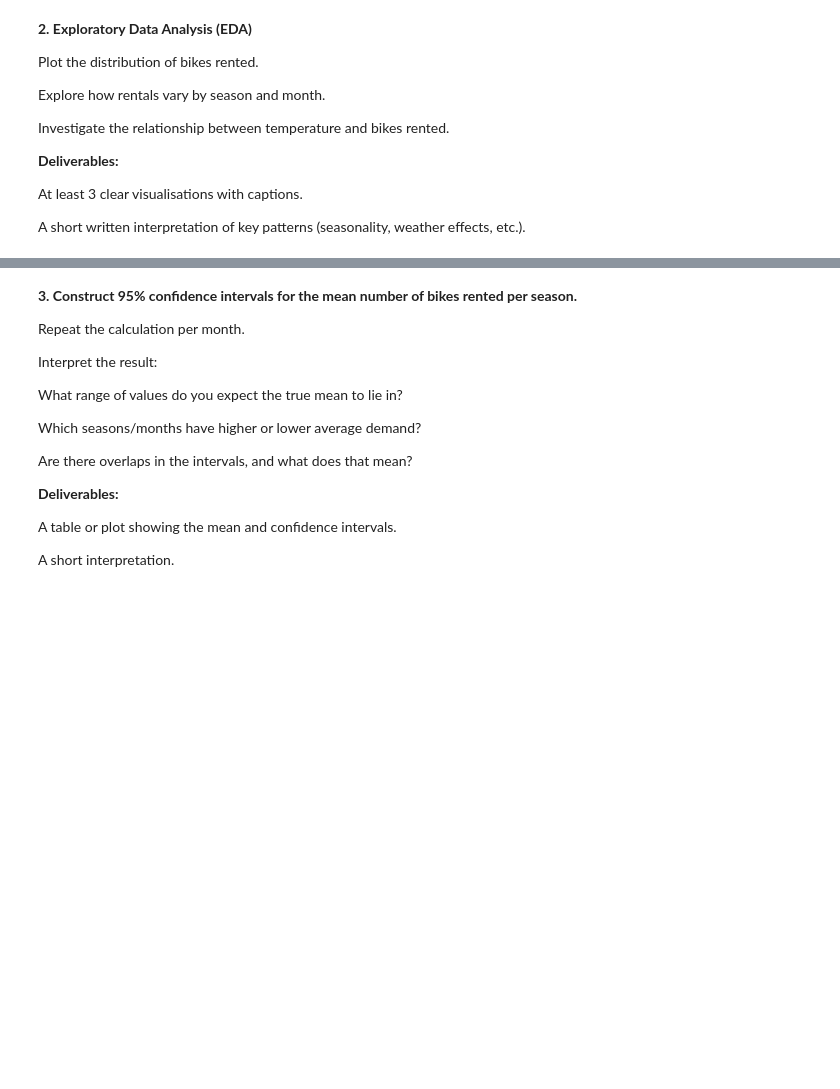
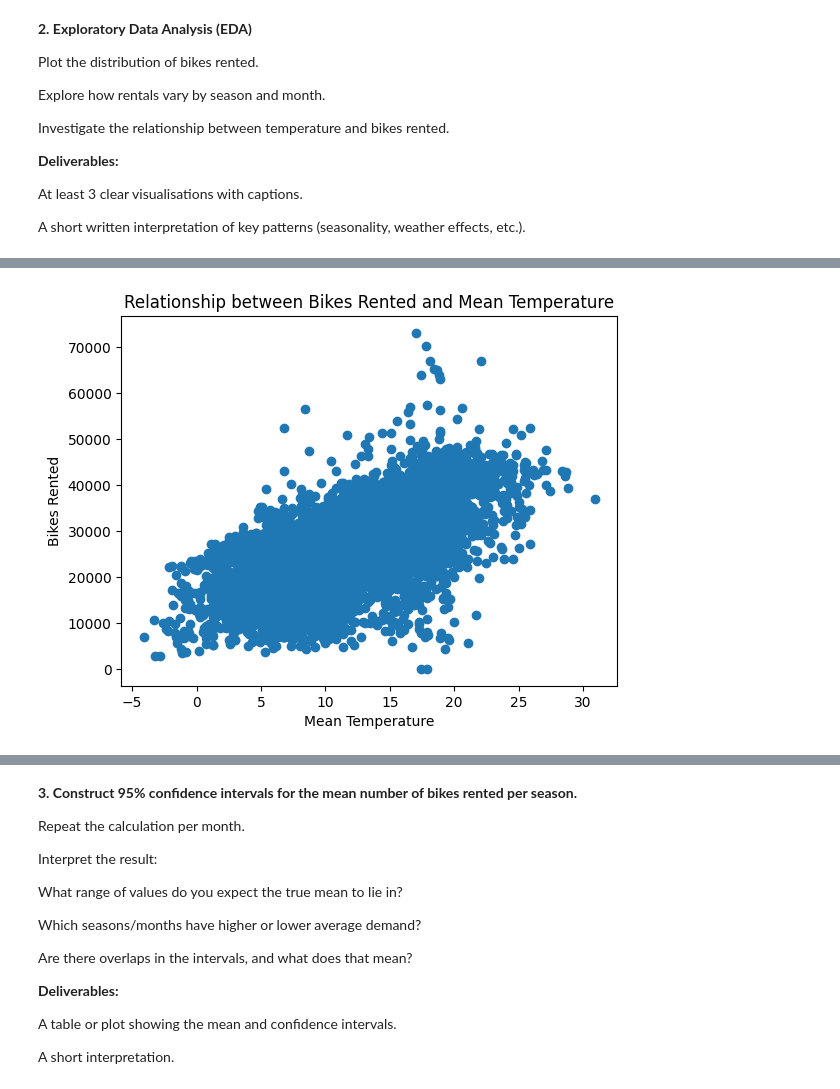
Before and after one commit to bence-szabo-git/Analytics-through-Coding, a Jupyter notebook: Session_3/Group_Project.ipynb, the cells around one changed output, grey strips where cells are left out. Cells and saved outputs as stored; diff of their text form; code cells hidden in the pictures; blank space fills up the shorter version.

```diff
--- a/Session_3/Group_Project.ipynb
+++ b/Session_3/Group_Project.ipynb
@@ -260,0 +307,9 @@ A short written interpretation of key patterns (seasonality, weather effects, et
+# %%
+#Investigate the relationship between temperature and bikes rented.
+plt.scatter(london_bikes_filled.mean_temp,london_bikes_filled.bikes_hired,)
+plt.title('Relationship between Bikes Rented and Mean Temperature')
+plt.xlabel('Mean Temperature')
+plt.ylabel('Bikes Rented')
+plt.show()
+# %% [output]
+[figure, added]
```
Also changed, not shown: parts of 5 cells of this notebook.
